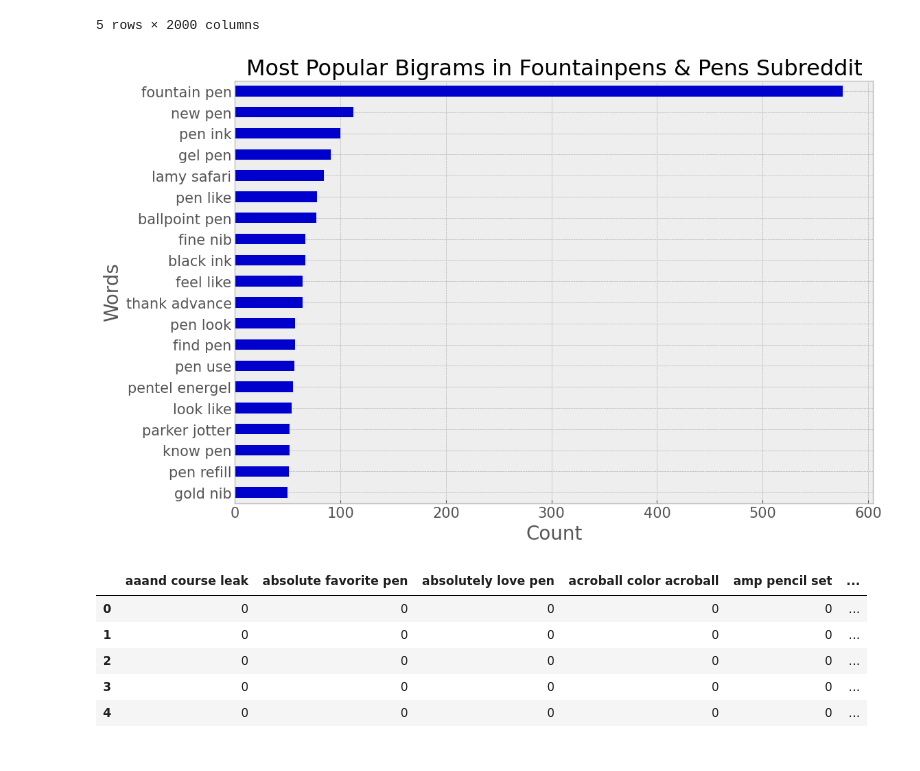
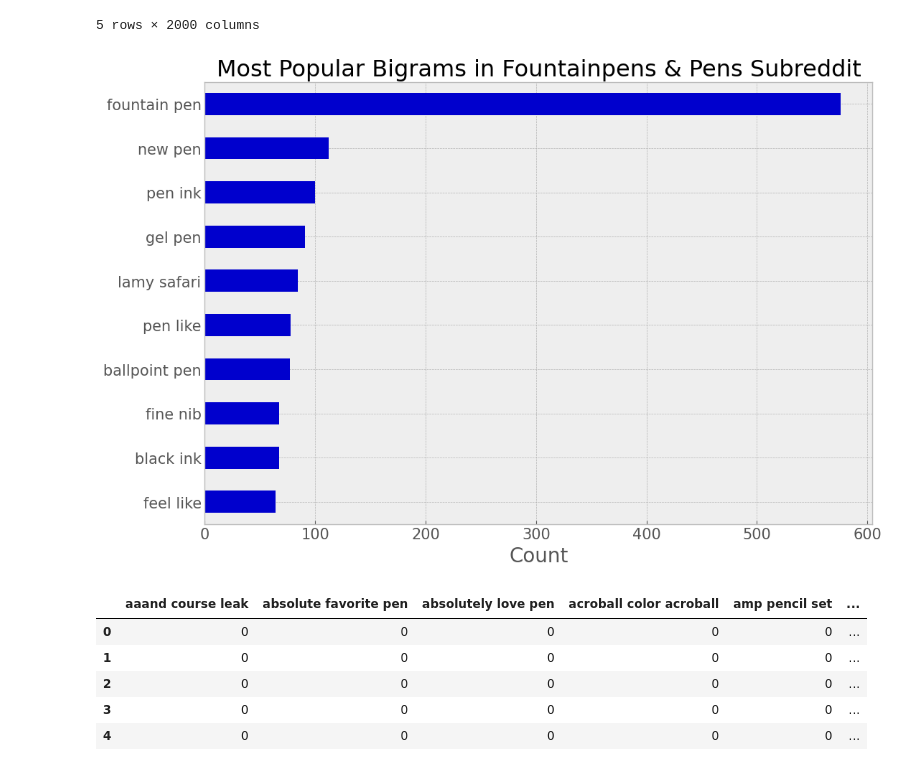
Before and after one commit to FragariaChemist/reddit_nlp_classifier, a Jupyter notebook: 07_eda_with_words.ipynb, the cells around one changed output. Cells and saved outputs as stored; diff of their text form; code cells hidden in the pictures.

```diff
--- a/07_eda_with_words.ipynb
+++ b/07_eda_with_words.ipynb
@@ -106,25 +107,24 @@ bigram_vec_df.head()
 # %%
 # Plot for most popular bigrams in set
 
 # Plot Settings
 plt.figure(figsize = (12,8))
 plt.style.use('bmh')
 plt.tight_layout()
 
 #Plot
-bigram_vec_df.sum().sort_values(ascending = True).tail(20).plot(kind = 'barh', color = 'mediumblue')
+bigram_vec_df.sum().sort_values(ascending = True).tail(10).plot(kind = 'barh', color = 'mediumblue')
 
 #Plot labels
-plt.ylabel('Words', size = 20)
 plt.yticks(fontsize = 15)
 plt.xlabel('Count', size = 20)
 plt.xticks(fontsize = 15)
 plt.title('Most Popular Bigrams in Fountainpens & Pens Subreddit', size = 23)
 
 #Save and export
 plt.savefig('../project-3/plot_images/most_popular_bigrams.png', dpi = 192);
 # %% [output]
-[figure, old version]
+[figure, new version]
 # %%
 # Trigrams!
 trigram_cvec = CountVectorizer(max_features = 2000, ngram_range = (3,3))
```
Also changed, not shown: parts of 3 cells of this notebook, 12 other files.
